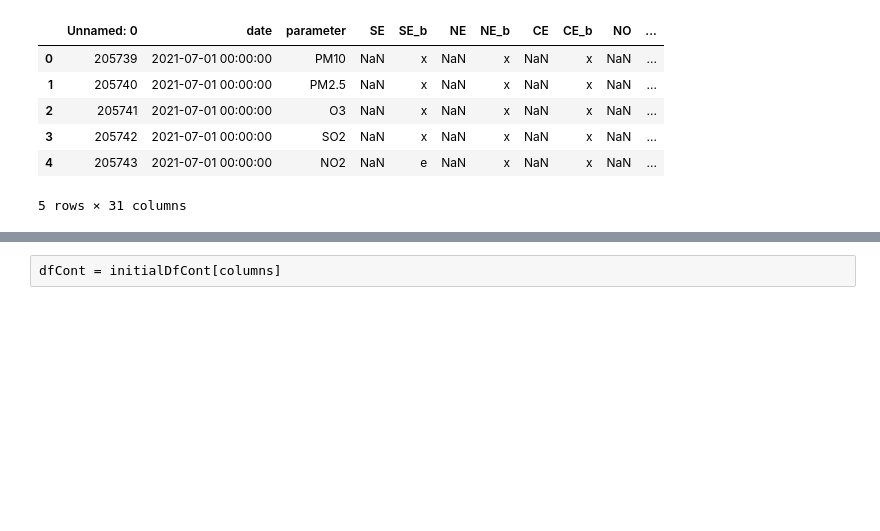
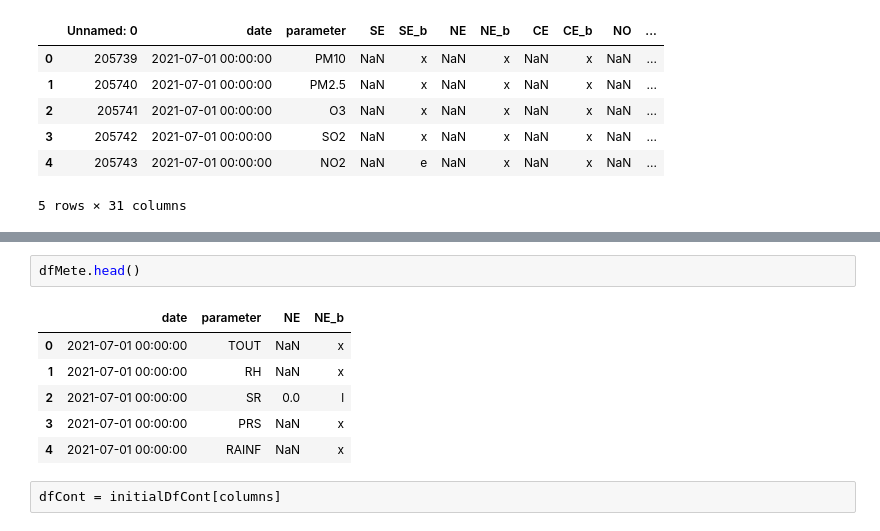
Before and after one commit to cesar-xyz/Aire_NL, a Jupyter notebook: Clean&Exploring.ipynb, the cells around one changed output, grey strips where cells are left out. Saved outputs shown, nothing was run; the diff lists cells and outputs as text; blank space fills up the shorter version.

```diff
--- a/Clean&Exploring.ipynb
+++ b/Clean&Exploring.ipynb
@@ -29,3 +80,12 @@ dfMete = initialDfMete[columns]
+# %%
+dfMete.head()
+# %% [output]
+|  | date | parameter | NE | NE_b |
+| 0 | 2021-07-01 00:00:00 | TOUT | NaN | x |
+| 1 | 2021-07-01 00:00:00 | RH | NaN | x |
+| 2 | 2021-07-01 00:00:00 | SR | 0.0 | l |
+| 3 | 2021-07-01 00:00:00 | PRS | NaN | x |
+| 4 | 2021-07-01 00:00:00 | RAINF | NaN | x |
 # %%
 dfCont = initialDfCont[columns]
 # %%
```
Also changed, not shown: parts of 13 cells of this notebook.
